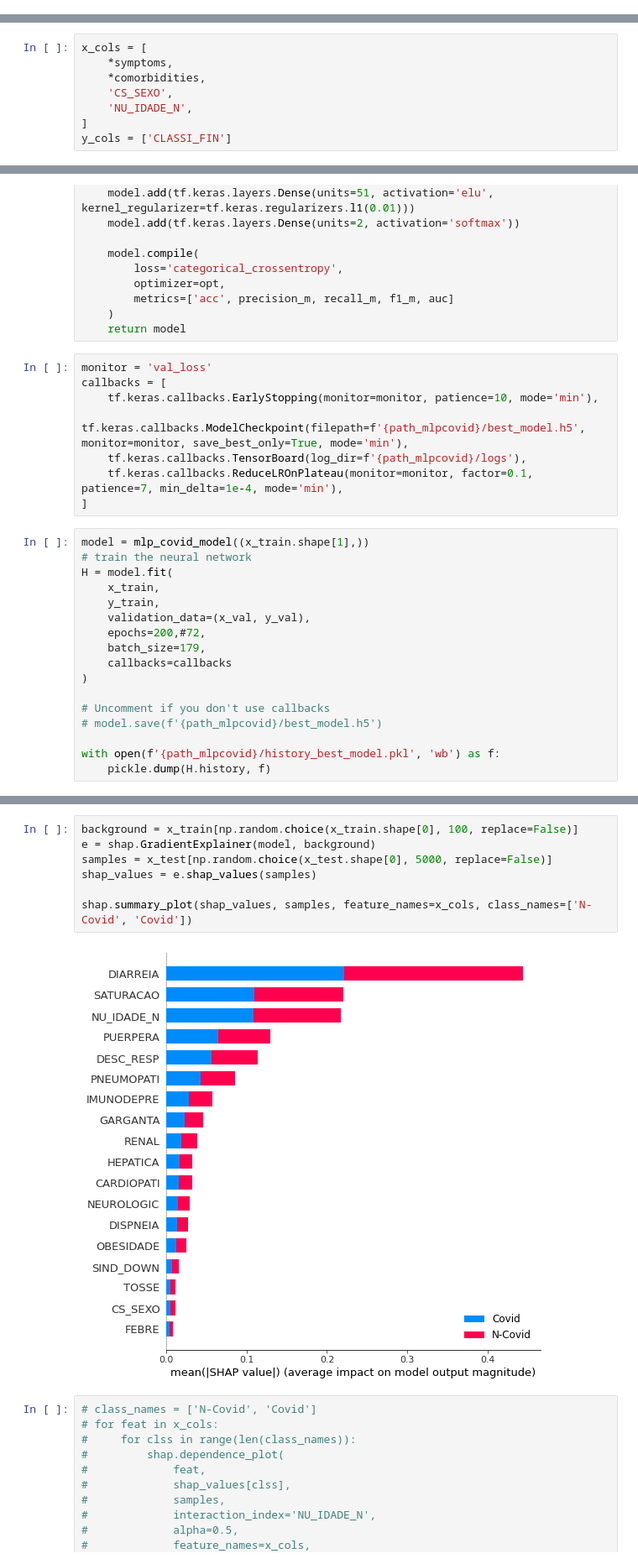
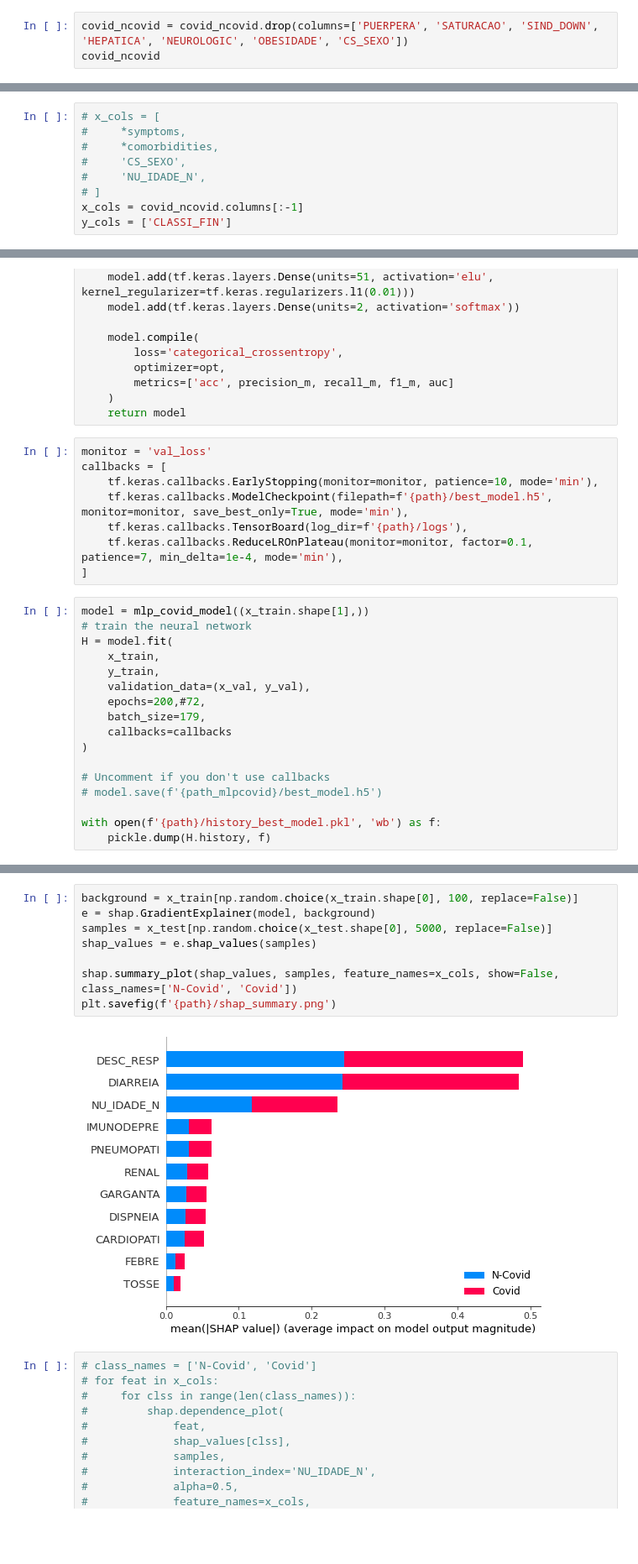
Before and after one commit to patricksferraz/pcr-analysis, a Jupyter notebook: forecast.ipynb, the cells around one changed output, grey strips where cells are left out. Shown at 84% size. Saved outputs shown, nothing was run; the diff lists cells and outputs as text; blank space fills up the shorter version.

Commit message:
feat: adds training removing any features
[x] puerpera
[x] sind_down
[x] hepatica
[x] neurologica
[x] obesidade
[x] sexo
[x] saturacao

```diff
--- a/forecast.ipynb
+++ b/forecast.ipynb
@@ -180,0 +213,3 @@ covid_ncovid
+# %%
+covid_ncovid = covid_ncovid.drop(columns=['PUERPERA', 'SATURACAO', 'SIND_DOWN', 'HEPATICA', 'NEUROLOGIC', 'OBESIDADE', 'CS_SEXO'])
+covid_ncovid
@@ -227,12 +245,13 @@ interest_cols = [
 # %% [markdown]
 Colunas para estudo
 # %%
-x_cols = [
-    *symptoms,
-    *comorbidities,
-    'CS_SEXO',
-    'NU_IDADE_N',
-]
+# x_cols = [
+#     *symptoms,
+#     *comorbidities,
+#     'CS_SEXO',
+#     'NU_IDADE_N',
+# ]
+x_cols = covid_ncovid.columns[:-1]
 y_cols = ['CLASSI_FIN']
 # %% [markdown]
 Split dataset
@@ -335,8 +356,8 @@ def mlp_covid_model(input_shape: ()) -> tf.keras.Model:
 monitor = 'val_loss'
 callbacks = [
     tf.keras.callbacks.EarlyStopping(monitor=monitor, patience=10, mode='min'),
-    tf.keras.callbacks.ModelCheckpoint(filepath=f'{path_mlpcovid}/best_model.h5', monitor=monitor, save_best_only=True, mode='min'),
-    tf.keras.callbacks.TensorBoard(log_dir=f'{path_mlpcovid}/logs'),
+    tf.keras.callbacks.ModelCheckpoint(filepath=f'{path}/best_model.h5', monitor=monitor, save_best_only=True, mode='min'),
+    tf.keras.callbacks.TensorBoard(log_dir=f'{path}/logs'),
     tf.keras.callbacks.ReduceLROnPlateau(monitor=monitor, factor=0.1, patience=7, min_delta=1e-4, mode='min'),
 ]
 # %%
@@ -354,7 +375,7 @@ H = model.fit(
 # Uncomment if you don't use callbacks
 # model.save(f'{path_mlpcovid}/best_model.h5')
 
-with open(f'{path_mlpcovid}/history_best_model.pkl', 'wb') as f:
+with open(f'{path}/history_best_model.pkl', 'wb') as f:
     pickle.dump(H.history, f)
 # %% [output]
 Epoch 1/200
@@ -400,12 +421,13 @@ None
 # %%
 background = x_train[np.random.choice(x_train.shape[0], 100, replace=False)]
 e = shap.GradientExplainer(model, background)
 samples = x_test[np.random.choice(x_test.shape[0], 5000, replace=False)]
 shap_values = e.shap_values(samples)
 
-shap.summary_plot(shap_values, samples, feature_names=x_cols, class_names=['N-Covid', 'Covid'])
+shap.summary_plot(shap_values, samples, feature_names=x_cols, show=False, class_names=['N-Covid', 'Covid'])
+plt.savefig(f'{path}/shap_summary.png')
 # %% [output]
-[figure, old version]
+[figure, new version]
 # %%
 # class_names = ['N-Covid', 'Covid']
 # for feat in x_cols:
```
Also changed, not shown: parts of 21 cells of this notebook, 1 other file.
